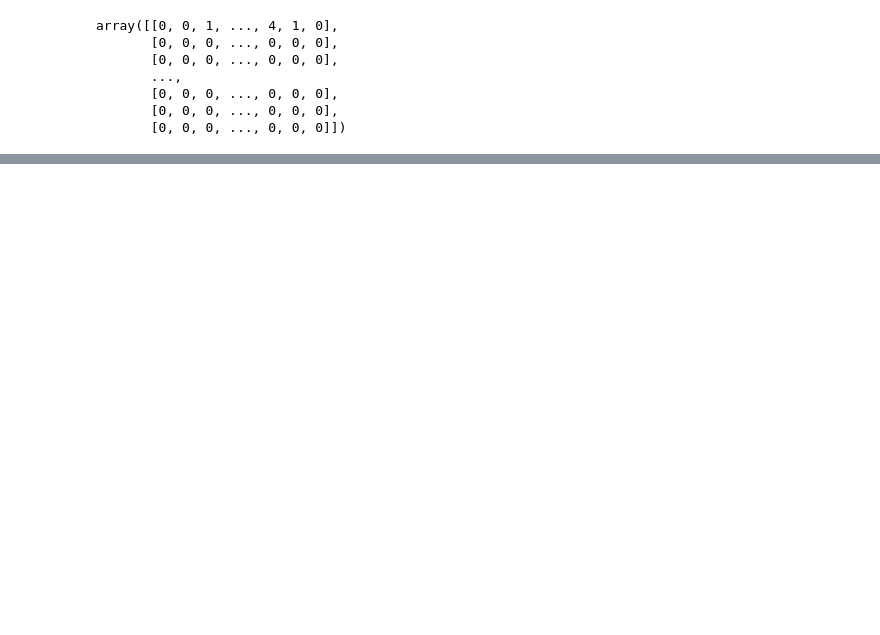
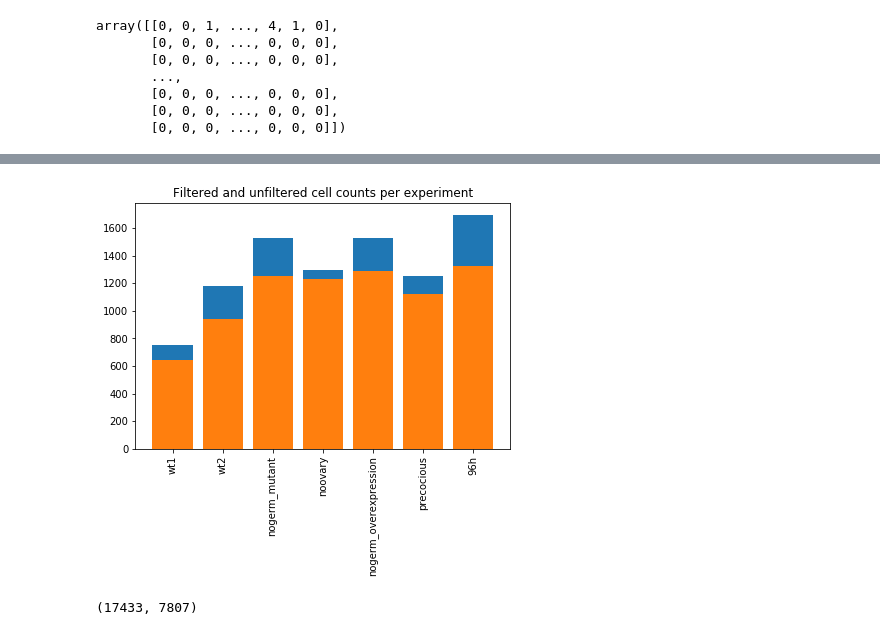
Before and after one commit to vickyleinc/Drosophila_inferelator, a Jupyter notebook: Create TSV from Matrix.ipynb, the cells around one changed output, grey strips where cells are left out. Drawn from its saved outputs; the diff is of its cells as text; code cells hidden in the pictures; blank space fills up the shorter version.

```diff
--- a/Create TSV from Matrix.ipynb
+++ b/Create TSV from Matrix.ipynb
@@ -83,0 +130,10 @@ df.head()
+# %%
+idx = np.arange(len(filtered_lengths))
+plt.bar(idx, [x[0] for x in filtered_lengths.values()])
+plt.bar(idx, [x[1] for x in filtered_lengths.values()])
+plt.tight_layout()
+plt.xticks(idx, filtered_lengths.keys(),  rotation='vertical')
+plt.title('Filtered and unfiltered cell counts per experiment')
+plt.show()
+# %% [output]
+[figure, added]
@@ -83,0 +142,4 @@ df.head()
+# %%
+combined.shape
+# %% [output]
+(17433, 7807)
```
Also changed, not shown: parts of 36 cells of this notebook.
